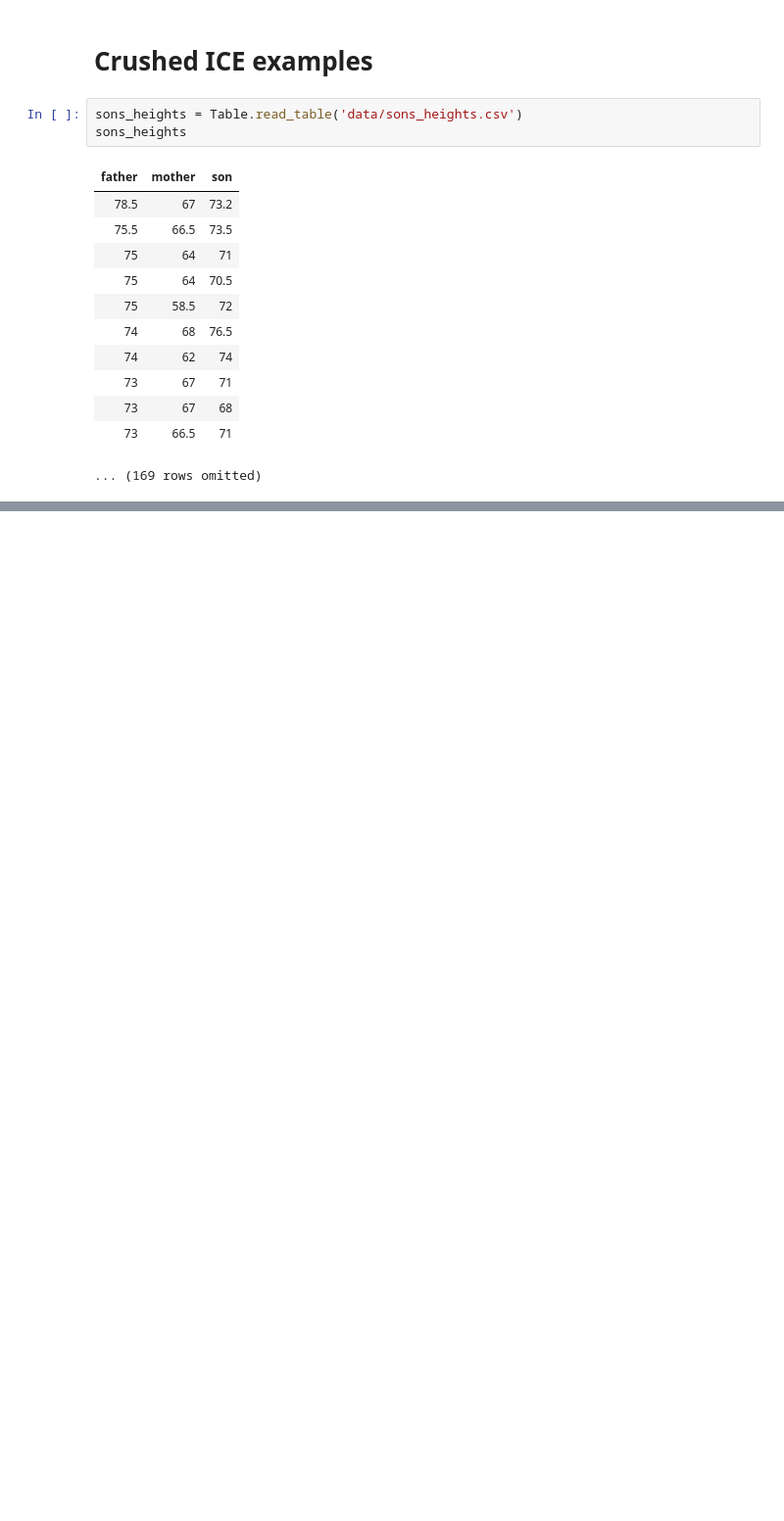
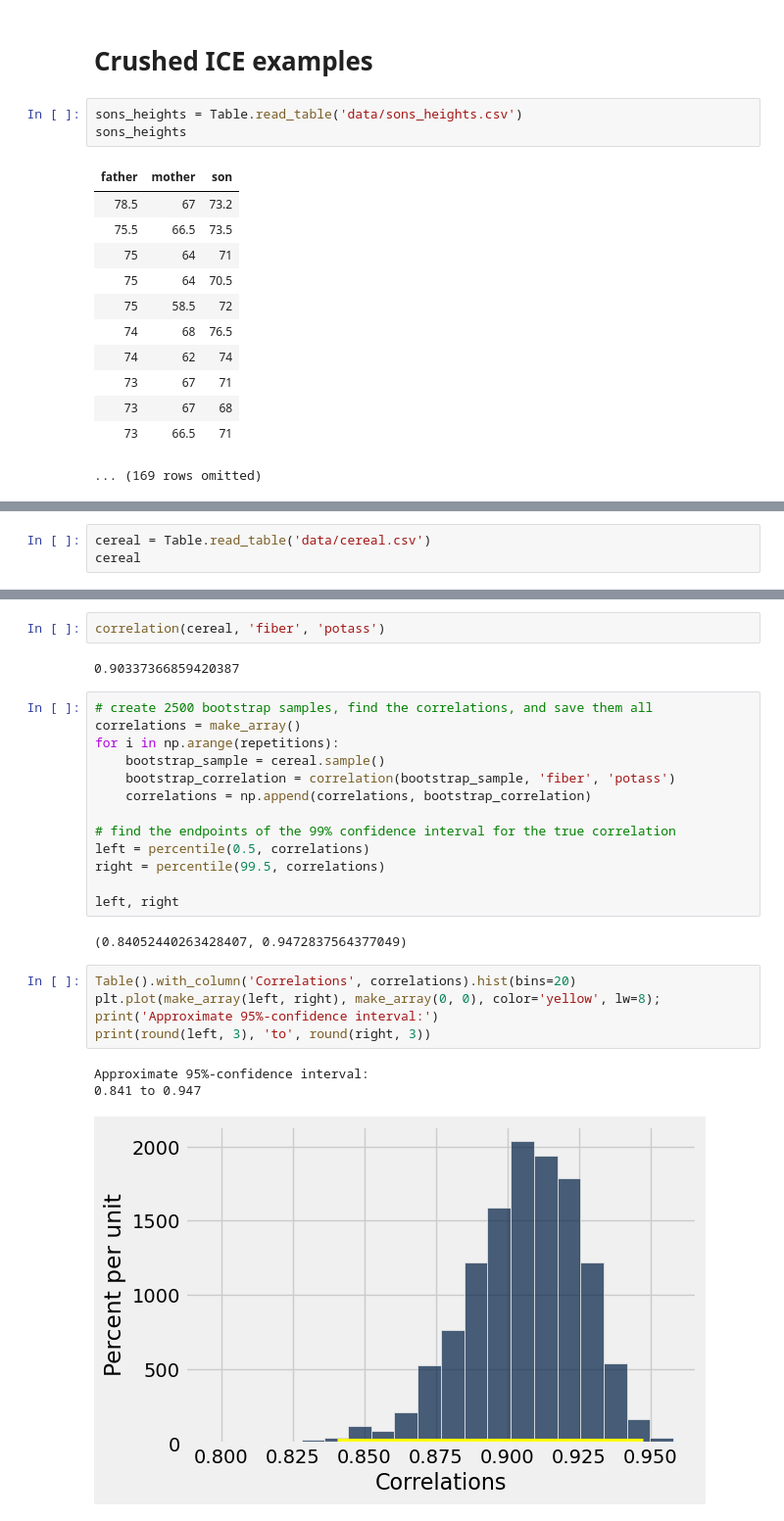
Before and after one commit to lawtonsclass/s26-code-from-class, a Jupyter notebook: data8/ch16.ipynb, the cells around one changed output, grey strips where cells are left out. Shown at 98% size. Saved outputs shown, nothing was run; the diff lists cells and outputs as text; blank space fills up the shorter version.

```diff
--- a/data8/ch16.ipynb
+++ b/data8/ch16.ipynb
@@ -345,0 +353,3 @@ sons_heights
+# %%
+cereal = Table.read_table('data/cereal.csv')
+cereal
@@ -345,0 +369,28 @@ sons_heights
+# %%
+correlation(cereal, 'fiber', 'potass')
+# %% [output]
+0.90337366859420387
+# %%
+# create 2500 bootstrap samples, find the correlations, and save them all
+correlations = make_array()
+for i in np.arange(repetitions):
+    bootstrap_sample = cereal.sample()
+    bootstrap_correlation = correlation(bootstrap_sample, 'fiber', 'potass')
+    correlations = np.append(correlations, bootstrap_correlation)
+
+# find the endpoints of the 99% confidence interval for the true correlation
+left = percentile(0.5, correlations)
+right = percentile(99.5, correlations)
+
+left, right
+# %% [output]
+(0.84052440263428407, 0.9472837564377049)
+# %%
+Table().with_column('Correlations', correlations).hist(bins=20)
+plt.plot(make_array(left, right), make_array(0, 0), color='yellow', lw=8);
+print('Approximate 95%-confidence interval:')
+print(round(left, 3), 'to', round(right, 3))
+# %% [output]
+Approximate 95%-confidence interval:
+0.841 to 0.947
+[figure, added]
```
Also changed, not shown: parts of 9 cells of this notebook.
